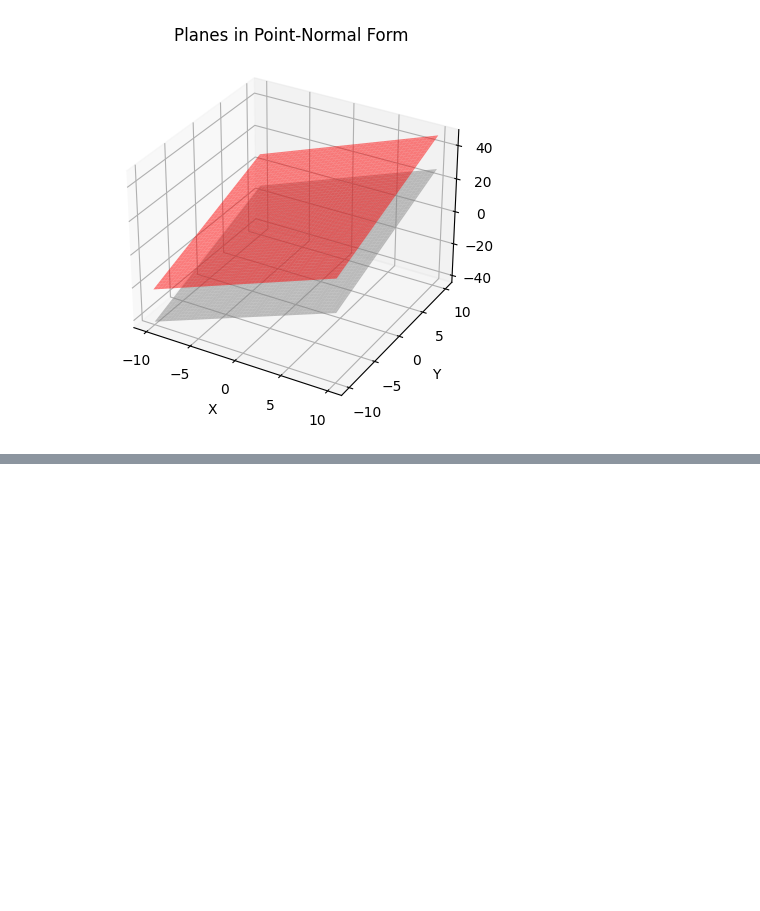
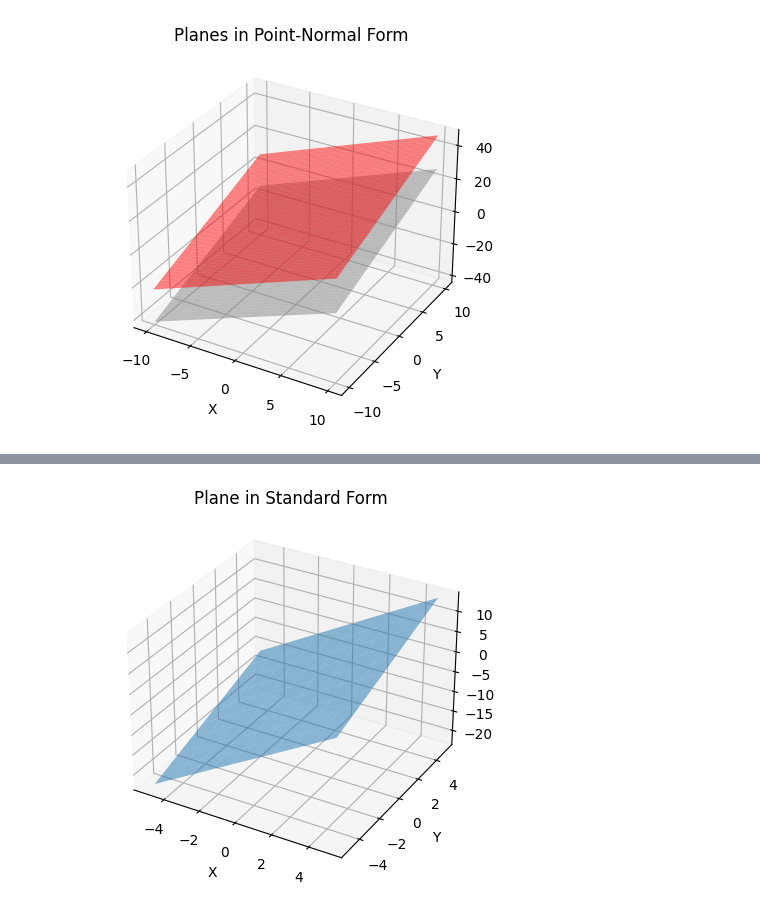
Before and after one commit to Iddhie/Linear_Algebra, a Jupyter notebook: Exercise6.ipynb, the cells around one changed output, grey strips where cells are left out. Drawn from its saved outputs; the diff is of its cells as text; code cells hidden in the pictures; blank space fills up the shorter version.

```diff
--- a/Exercise6.ipynb
+++ b/Exercise6.ipynb
@@ -279,0 +491,37 @@ plt.show()
+# %%
+import numpy as np
+import matplotlib.pyplot as plt
+
+# Define the parameters
+P0 = np.array([1, 0, -2])
+v = np.array([1, 3, 6])
+w = np.array([4, -7, 2])
+
+# Find the cross product to get the normal vector
+n = np.cross(v, w)
+
+# Define the standard form parameters
+A, B, C = n[0], n[1], n[2]
+D = np.dot(n, P0)
+
+# Generate points for the plane
+x = np.linspace(-5, 5, 10)
+y = np.linspace(-5, 5, 10)
+x, y = np.meshgrid(x, y)
+z_standard = (D - A * x - B * y) / C
+
+# Create the figure
+fig = plt.figure()
+ax = fig.add_subplot(111, projection='3d')
+
+# Plot the plane in standard form
+ax.plot_surface(x, y, z_standard, alpha=0.5)
+ax.set_xlabel('X')
+ax.set_ylabel('Y')
+ax.set_zlabel('Z')
+ax.set_title('Plane in Standard Form')
+
+# Show the plot
+plt.show()
+# %% [output]
+[figure, added]
```
Also changed, not shown: parts of 17 cells of this notebook.
